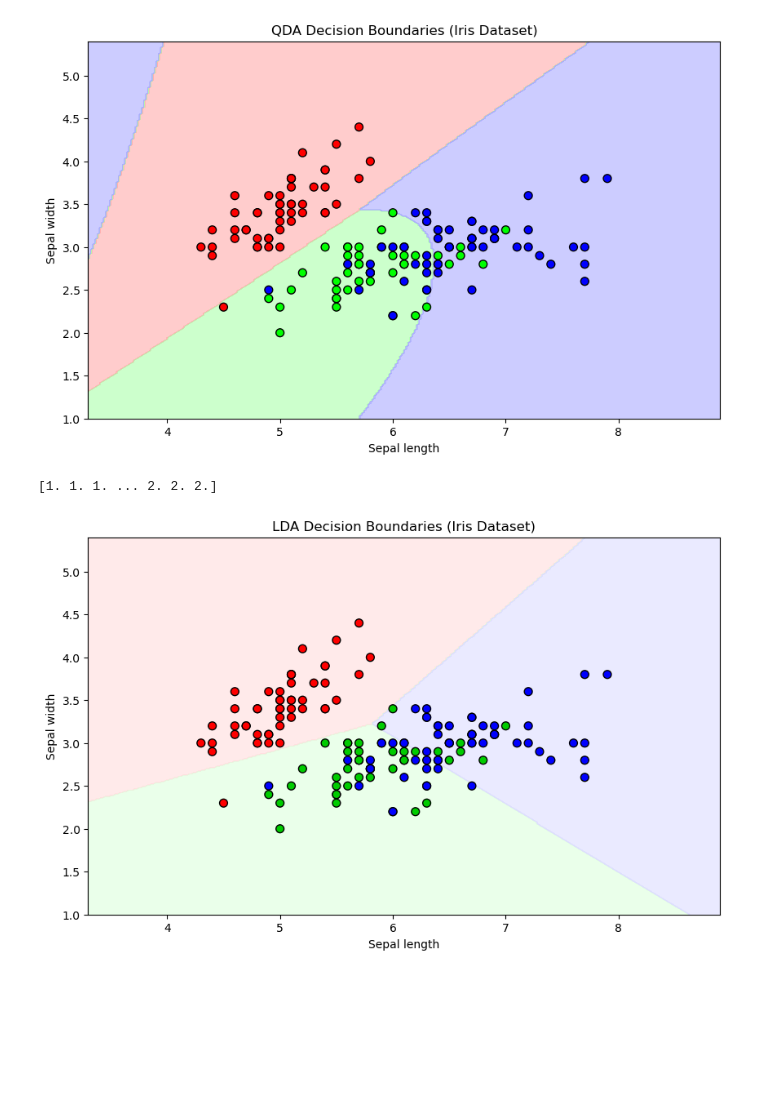
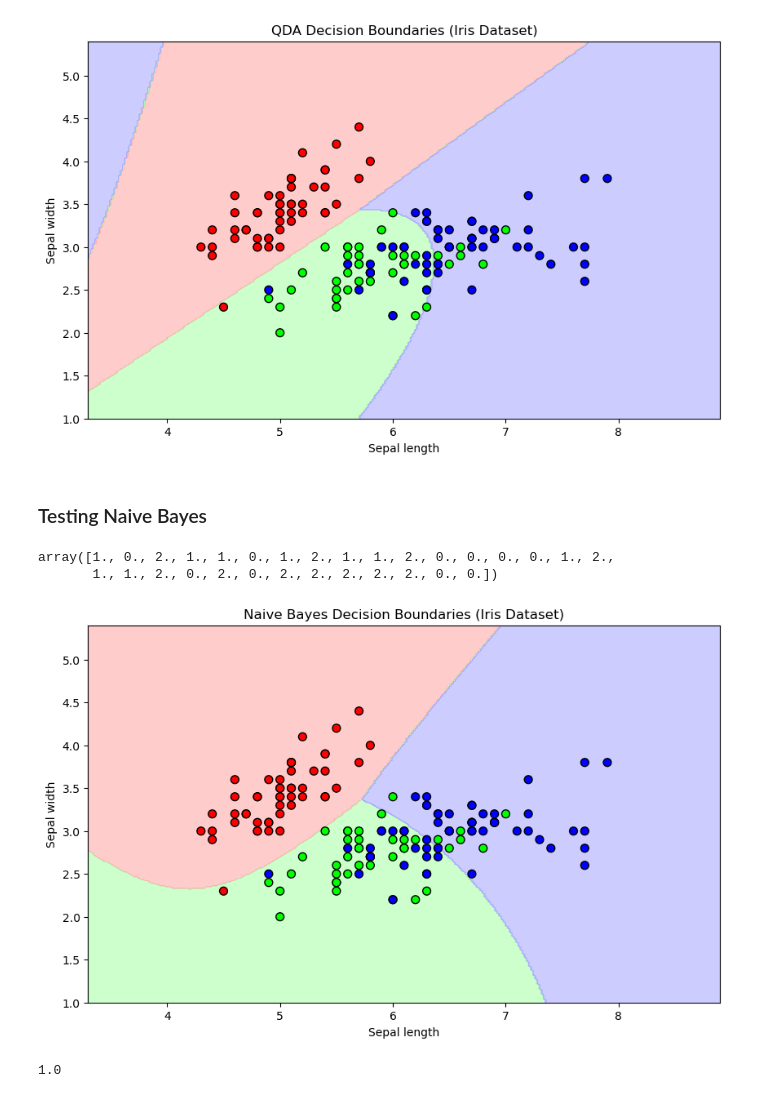
Before and after one commit to kaarlboma/ML-Algorithms-From-Scratch, a Jupyter notebook: Bayes Classifiers/test.ipynb, the cells around one changed output. Drawn from its saved outputs; the diff is of its cells as text; code cells hidden in the pictures; blank space fills up the shorter version.

```diff
--- a/Bayes Classifiers/test.ipynb
+++ b/Bayes Classifiers/test.ipynb
@@ -102,48 +69,21 @@ plt.show()
 # %% [output]
 [1. 1. 1. ... 2. 2. 2.]
 [figure]
-# %%
-import matplotlib.pyplot as plt
-from sklearn import datasets
-from matplotlib.colors import ListedColormap
-import numpy as np
-
-# Load the iris dataset
-iris = datasets.load_iris()
-X = iris.data[:, :2]  # First two features: Sepal length and width
-y = iris.target
-
-# Fit your custom LDA classifier
-lda_model = LDAClassifier()
-lda_model.fit(X, y)
-
-# Create a mesh grid over the feature space
-x_min, x_max = X[:, 0].min() - 1, X[:, 0].max() + 1
-y_min, y_max = X[:, 1].min() - 1, X[:, 1].max() + 1
-xx, yy = np.meshgrid(
-    np.linspace(x_min, x_max, 300),
-    np.linspace(y_min, y_max, 300)
-)
-grid_points = np.c_[xx.ravel(), yy.ravel()]
-
-# Predict class labels for each point in the mesh
-Z = lda_model.predict(grid_points)
-Z = Z.reshape(xx.shape)
-
-# Define color maps
-cmap_light = ListedColormap(["#FFDDDD", "#DDFFDD", "#DDDDFF"])
-cmap_bold = ListedColormap(["#FF0000", "#00CC00", "#0000FF"])
-
-# Plot the decision boundary
-plt.figure(figsize=(10, 6))
-plt.contourf(xx, yy, Z, cmap=cmap_light, alpha=0.6)
-
-# Overlay the training data points
-plt.scatter(X[:, 0], X[:, 1], c=y, cmap=cmap_bold, edgecolor="k", s=50)
-plt.xlabel("Sepal length")
-plt.ylabel("Sepal width")
-plt.title("LDA Decision Boundaries (Iris Dataset)")
-plt.show()
-# %% [output]
-[1. 1. 1. ... 2. 2. 2.]
-[figure, removed]
+# %% [markdown]
+### Testing Naive Bayes
+# %%
+nb_model = NaiveBayesClassifier()
+nb_model.fit(X_train, Y_train)
+predictions = nb_model.predict(X_test)
+predictions
+# %% [output]
+array([1., 0., 2., 1., 1., 0., 1., 2., 1., 1., 2., 0., 0., 0., 0., 1., 2.,
+       1., 1., 2., 0., 2., 0., 2., 2., 2., 2., 2., 0., 0.])
+# %%
+visualize_iris(data, nb_model, title = 'Naive Bayes Decision Boundaries (Iris Dataset)')
+# %% [output]
+[figure, added]
+# %%
+nb_model.score(predictions, Y_test)
+# %% [output]
+1.0
```
Also changed, not shown: parts of 3 cells of this notebook, 2 other files.
